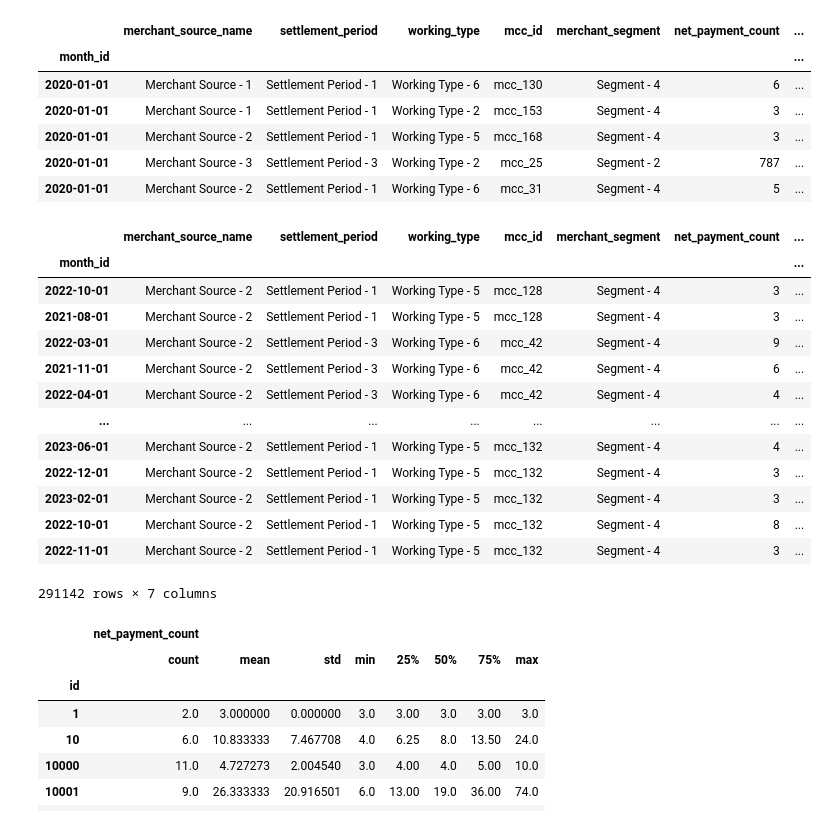
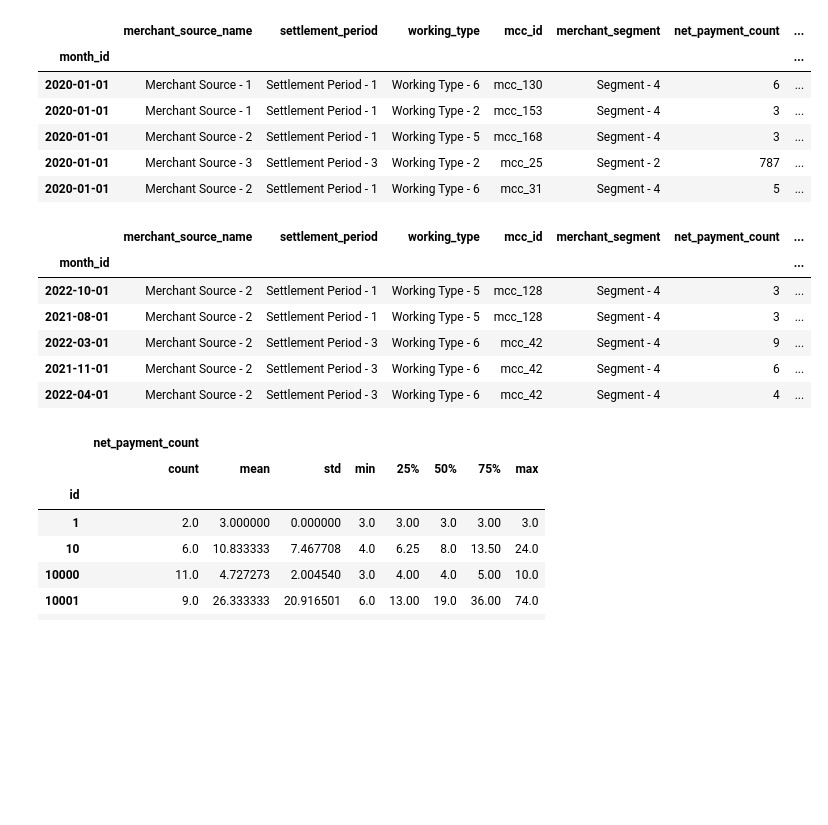
Before and after one commit to seydanurkayir/iyzico-datathon, a Jupyter notebook: iyzico-datathon.ipynb, the cells around one changed output. Cells and saved outputs as stored; diff of their text form; code cells hidden in the pictures; blank space fills up the shorter version.

```diff
--- a/iyzico-datathon.ipynb
+++ b/iyzico-datathon.ipynb
@@ -53,7 +55,7 @@ memory usage: 20.0+ MB
 
 #train.index.to_period("M")
 # %%
-#train['month_id']=pd.to_datetime(train['month_id'])
+train['month_id']=pd.to_datetime(train['month_id'])
 
 train.set_index('month_id', inplace=True)
 
@@ -88,22 +90,15 @@ train.head()
 | 2020-01-01 | Merchant Source - 2 | Settlement Period - 1 | Working Type - 6 | mcc_31 | Segment - 4 | 5 | ... |
 # %%
 result = train.sort_values(by=['id'])
-result
+result.head()
 # %% [output]
 |  | merchant_source_name | settlement_period | working_type | mcc_id | merchant_segment | net_payment_count | ... |
 | month_id |  |  |  |  |  |  | ... |
 | 2022-10-01 | Merchant Source - 2 | Settlement Period - 1 | Working Type - 5 | mcc_128 | Segment - 4 | 3 | ... |
 | 2021-08-01 | Merchant Source - 2 | Settlement Period - 1 | Working Type - 5 | mcc_128 | Segment - 4 | 3 | ... |
 | 2022-03-01 | Merchant Source - 2 | Settlement Period - 3 | Working Type - 6 | mcc_42 | Segment - 4 | 9 | ... |
 | 2021-11-01 | Merchant Source - 2 | Settlement Period - 3 | Working Type - 6 | mcc_42 | Segment - 4 | 6 | ... |
 | 2022-04-01 | Merchant Source - 2 | Settlement Period - 3 | Working Type - 6 | mcc_42 | Segment - 4 | 4 | ... |
-| ... | ... | ... | ... | ... | ... | ... | ... |
-| 2023-06-01 | Merchant Source - 2 | Settlement Period - 1 | Working Type - 5 | mcc_132 | Segment - 4 | 4 | ... |
-| 2022-12-01 | Merchant Source - 2 | Settlement Period - 1 | Working Type - 5 | mcc_132 | Segment - 4 | 3 | ... |
-| 2023-02-01 | Merchant Source - 2 | Settlement Period - 1 | Working Type - 5 | mcc_132 | Segment - 4 | 3 | ... |
-| 2022-10-01 | Merchant Source - 2 | Settlement Period - 1 | Working Type - 5 | mcc_132 | Segment - 4 | 8 | ... |
-| 2022-11-01 | Merchant Source - 2 | Settlement Period - 1 | Working Type - 5 | mcc_132 | Segment - 4 | 3 | ... |
-291142 rows × 7 columns
 # %%
 result = train.groupby('id')
 result.describe()
```
Also changed, not shown: parts of 27 cells of this notebook.
